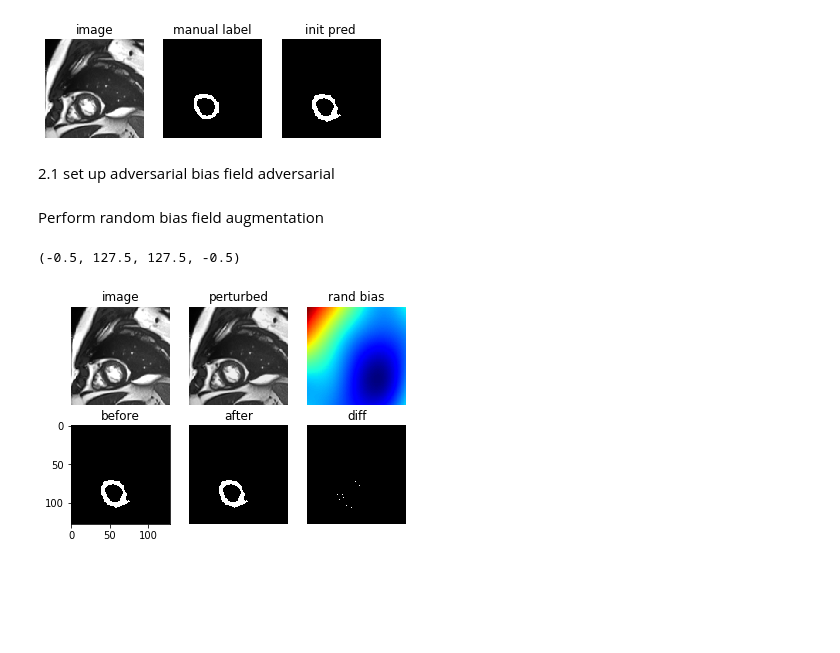
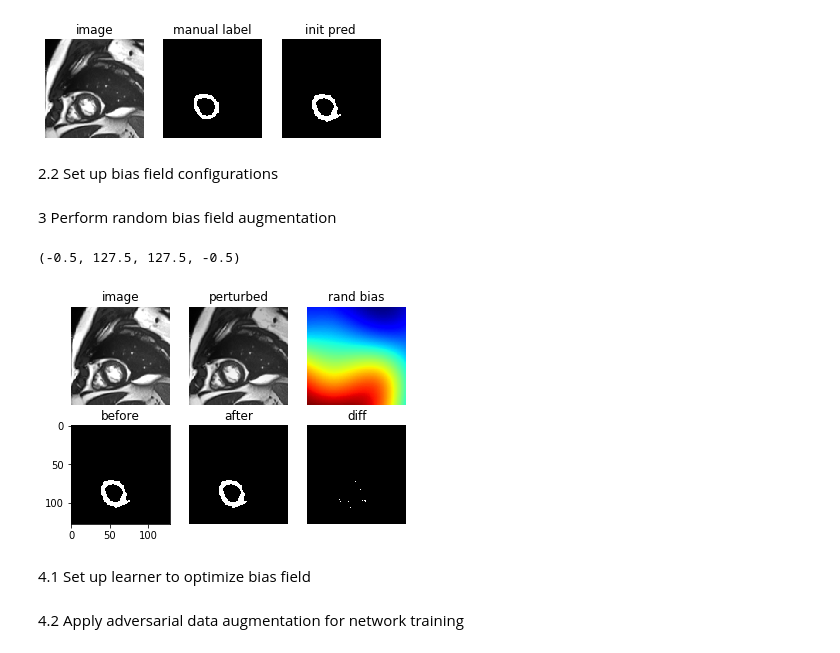
Before and after one commit to cherise215/AdvBias, a Jupyter notebook: adv_bias_field_generation.ipynb, the cells around one changed output. Cells and saved outputs as stored; diff of their text form; code cells hidden in the pictures; blank space fills up the shorter version.

```diff
--- a/adv_bias_field_generation.ipynb
+++ b/adv_bias_field_generation.ipynb
@@ -19,9 +18,8 @@ from adv_compose_solver import ComposeAdversarialTransformSolver
 image_path ='./data/img.nrrd'
 label_path ='./data/seg.nrrd'
 
-slice_id = 7
-image = sitk.GetArrayFromImage(sitk.ReadImage(image_path))[slice_id]
-label = sitk.GetArrayFromImage(sitk.ReadImage(label_path))[slice_id]
+image = sitk.GetArrayFromImage(sitk.ReadImage(image_path))
+label = sitk.GetArrayFromImage(sitk.ReadImage(label_path))
 
 print ('image size:',image.shape)
 print ('label size:',label.shape)
@@ -66,8 +64,8 @@ plt.axis('off')
 # %%
 use_gpu=True
 model = get_unet_model(num_classes=2,model_path='./saved_checkpoints/myo_seg_unet_16.pth',model_arch='UNet_16')
-
-if use_gpu: model = model.cuda()
+if use_gpu:
+    model = model.cuda()
 model.eval()
 # %% [output]
 UNet(
@@ -88,70 +86,79 @@ UNet(
   )
 )
 # %%
-image_tensor = torch.from_numpy(cropped_image[np.newaxis,np.newaxis,:,:]).float()
-if use_gpu: image_tensor = image_tensor.cuda()
+image_tensor = torch.from_numpy(cropped_images[:,np.newaxis,:,:]).float()
+target_tensor = torch.from_numpy(cropped_labels).long()
+
+if use_gpu:
+    image_tensor = image_tensor.cuda()
+    target_tensor = target_tensor.cuda()
 image_tensor.requires_grad=False
+target_tensor.requires_grad=False
+
 with torch.no_grad():
     init_output = model(image_tensor)
 pred_map = init_output.max(1)[1].cpu().data.numpy()
 
 plt.subplot(131)
 plt.title('image',size=font_size)
-plt.imshow(cropped_image,cmap='gray')
+plt.imshow(cropped_images[slice_id],cmap='gray')
 plt.axis('off')
 plt.subplot(132)
-plt.imshow(cropped_label,cmap='gray')
+plt.imshow(cropped_labels[slice_id],cmap='gray')
 plt.title('manual label',size=font_size)
 plt.axis('off')
 plt.subplot(133)
-plt.imshow(pred_map[0],cmap='gray')
+plt.imshow(pred_map[slice_id],cmap='gray')
 plt.title('init pred',size=font_size)
 plt.axis('off')
 # %% [output]
 (-0.5, 127.5, 127.5, -0.5)
 [figure]
 # %% [markdown]
-2.1 set up adversarial bias field adversarial
+2.2 Set up  bias field configurations
 # %%
 augmentor_bias= AdvBias(
                  config_dict={'epsilon':0.3,
                  'control_point_spacing':[crop_size[0]//4,crop_size[1]//4],
                  'downscale':2,
-                 'data_size':(1,1,crop_size[0],crop_size[1]),
+                 'data_size':[image_tensor.size(0),image_tensor.size(1),image_tensor.size(2),image_tensor.size(3)],
                  'interpolation_order':3,
                  'init_mode':'random',
                  'space':'log'},debug=False)
 # %% [markdown]
-Perform random bias field augmentation
+3 Perform random bias field augmentation
 # %%
 augmentor_bias.init_parameters()
 rand_biased_image_tensor = augmentor_bias.forward(image_tensor)
 rand_pred_map = model(rand_biased_image_tensor.detach().clone()).max(1)[1].cpu().data.numpy()
-perturbed_image =rand_biased_image_tensor.cpu().numpy()[0,0]
-rand_bias= augmentor_bias.bias_field.cpu().numpy()[0,0]
+perturbed_image =rand_biased_image_tensor.cpu().numpy()
+rand_bias= augmentor_bias.bias_field.cpu().numpy()
+
 plt.subplot(231)
 plt.title('image',size=font_size)
 plt.axis('off')
-plt.imshow(cropped_image,cmap='gray')
+plt.imshow(cropped_images[slice_id],cmap='gray')
 plt.subplot(232)
 plt.title('perturbed',size=font_size)
 plt.axis('off')
-plt.imshow(perturbed_image,cmap='gray')
+plt.imshow(perturbed_image[slice_id,0],cmap='gray')
 plt.subplot(233)
 plt.title('rand bias',size=font_size)
 plt.axis('off')
-plt.imshow(rand_bias,cmap='jet')
+plt.imshow(rand_bias[slice_id,0],cmap='jet')
 plt.subplot(234)
-plt.imshow(pred_map[0],cmap='gray')
+plt.imshow(pred_map[slice_id],cmap='gray')
 plt.title('before',size=font_size)
 plt.subplot(235)
-plt.imshow(rand_pred_map[0],cmap='gray')
+plt.imshow(rand_pred_map[slice_id],cmap='gray')
 plt.title('after',size=font_size)
 plt.axis('off')
 plt.subplot(236)
-plt.imshow(abs(rand_pred_map[0]-pred_map[0]),cmap='gray')
+plt.imshow(abs(rand_pred_map[slice_id]-pred_map[slice_id]),cmap='gray')
 plt.title('diff',size=font_size)
 plt.axis('off')
 # %% [output]
 (-0.5, 127.5, 127.5, -0.5)
-[figure, old version]
+[figure, new version]
+# %% [markdown]
+4.1 Set up learner to optimize bias field
@@ -158,3 +177,5 @@ plt.axis('off')
+# %% [markdown]
+4.2 Apply adversarial data augmentation for network training
 # %%
 ## apply adversarial training to find effective bias field
 solver = ComposeAdversarialTransformSolver(
```
Also changed, not shown: parts of 15 cells of this notebook, 4 other files.
